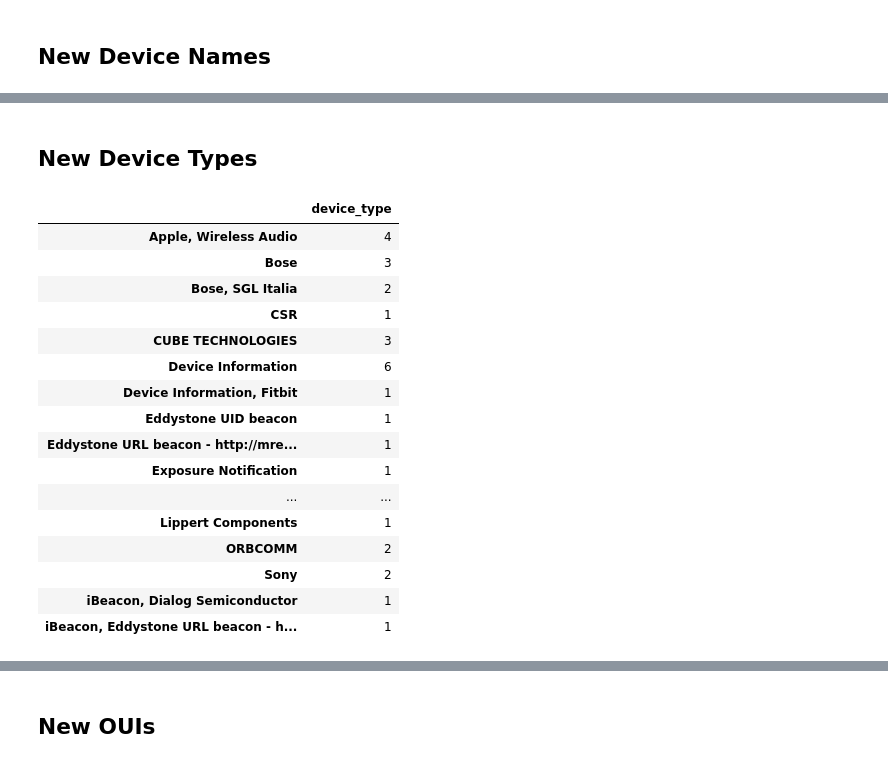
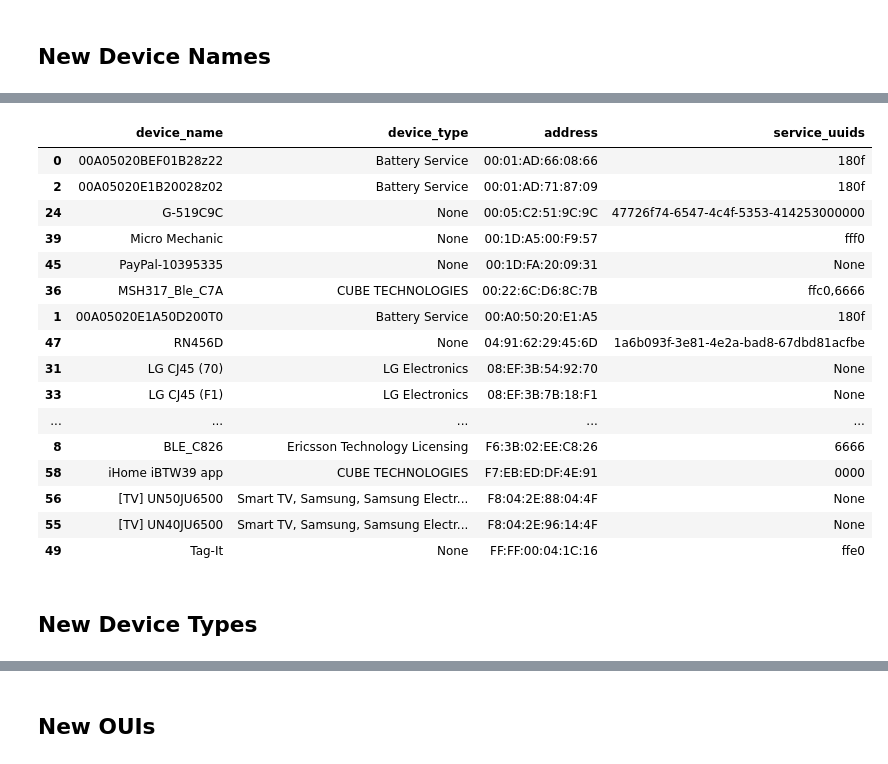
Before and after one commit to VirusFriendly/GobBLE, a Jupyter notebook: RaMBLE.ipynb, the cells around one changed output, grey strips where cells are left out. Drawn from its saved outputs; the diff is of its cells as text; code cells hidden in the pictures.

Commit message:
Added new uuid service device-context report

```diff
--- a/RaMBLE.ipynb
+++ b/RaMBLE.ipynb
@@ -57,7 +65,6 @@ print(f"{new_devices.id.count()} devices from {time.strftime('%Y-%m-%d %H:%M:%S'
 # %% [markdown]
 ## New Device Names
 # %%
-pd.set_option('display.max_rows', 100)
 old_names = old_devices['device_name'].dropna(how='any').unique()
 
 new_names = new_devices.copy()
@@ -66,4 +73,13 @@ for old_name in old_names:
 
 name_count = pd.DataFrame(new_names.device_name.value_counts()).sort_index()
 
-name_count
+device_report = list()
+
+for new_name in name_count.index:
+    new_device = new_devices[new_devices.device_name == new_name]
+
+    for device in new_device.index:
+        device_report.append(new_device.loc[device, ["device_name", "device_type", "address", "service_uuids"]].values)
+
+device_name_report = pd.DataFrame(device_report)
+device_name_report.columns = ["device_name", "device_type", "address", "service_uuids"]
@@ -118,7 +106,26 @@ device_report
+# %%
+device_name_report.sort_values(by="address")
+# %% [output]
+|  | device_name | device_type | address | service_uuids |
+| 0 | 00A05020BEF01B28z22 | Battery Service | 00:01:AD:66:08:66 | 180f |
+| 2 | 00A05020E1B20028z02 | Battery Service | 00:01:AD:71:87:09 | 180f |
+| 24 | G-519C9C | None | 00:05:C2:51:9C:9C | 47726f74-6547-4c4f-5353-414253000000 |
+| 39 | Micro Mechanic | None | 00:1D:A5:00:F9:57 | fff0 |
+| 45 | PayPal-10395335 | None | 00:1D:FA:20:09:31 | None |
+| 36 | MSH317_Ble_C7A | CUBE TECHNOLOGIES | 00:22:6C:D6:8C:7B | ffc0,6666 |
+| 1 | 00A05020E1A50D200T0 | Battery Service | 00:A0:50:20:E1:A5 | 180f |
+| 47 | RN456D | None | 04:91:62:29:45:6D | 1a6b093f-3e81-4e2a-bad8-67dbd81acfbe |
+| 31 | LG CJ45 (70) | LG Electronics | 08:EF:3B:54:92:70 | None |
+| 33 | LG CJ45 (F1) | LG Electronics | 08:EF:3B:7B:18:F1 | None |
+| ... | ... | ... | ... | ... |
+| 8 | BLE_C826 | Ericsson Technology Licensing | F6:3B:02:EE:C8:26 | 6666 |
+| 58 | iHome iBTW39 app | CUBE TECHNOLOGIES | F7:EB:ED:DF:4E:91 | 0000 |
+| 56 | [TV] UN50JU6500 | Smart TV, Samsung, Samsung Electr... | F8:04:2E:88:04:4F | None |
+| 55 | [TV] UN40JU6500 | Smart TV, Samsung, Samsung Electr... | F8:04:2E:96:14:4F | None |
+| 49 | Tag-It | None | FF:FF:00:04:1C:16 | ffe0 |
 # %% [markdown]
 ## New Device Types
 # %%
-pd.set_option('display.max_rows', 100)
 old_types = old_devices['device_type'].dropna(how='any').sort_values().unique()
 new_types = new_devices.copy()
 
@@ -127,22 +134,13 @@ for old_type in list(old_types):
 
 type_count = pd.DataFrame(new_types.device_type.value_counts()).sort_index()
 
-type_count
+device_report = list()
+
+for new_type in type_count.index:
+    new_device = new_devices[new_devices.device_type == new_type]
+
+    for device in new_device.index:
+        device_report.append(new_device.loc[device, ["device_name", "device_type", "address", "service_uuids"]].values)
+
+device_type_report = pd.DataFrame(device_report)
+device_type_report.columns = ["device_name", "device_type", "address", "service_uuids"]
-# %% [output]
-|  | device_type |
-| Apple, Wireless Audio | 4 |
-| Bose | 3 |
-| Bose, SGL Italia | 2 |
-| CSR | 1 |
-| CUBE TECHNOLOGIES | 3 |
-| Device Information | 6 |
-| Device Information, Fitbit | 1 |
-| Eddystone UID beacon | 1 |
-| Eddystone URL beacon - http://mre... | 1 |
-| Exposure Notification | 1 |
-| ... | ... |
-| Lippert Components | 1 |
-| ORBCOMM | 2 |
-| Sony | 2 |
-| iBeacon, Dialog Semiconductor | 1 |
-| iBeacon, Eddystone URL beacon - h... | 1 |
```
Also changed, not shown: parts of 32 cells of this notebook, 1 other file.
